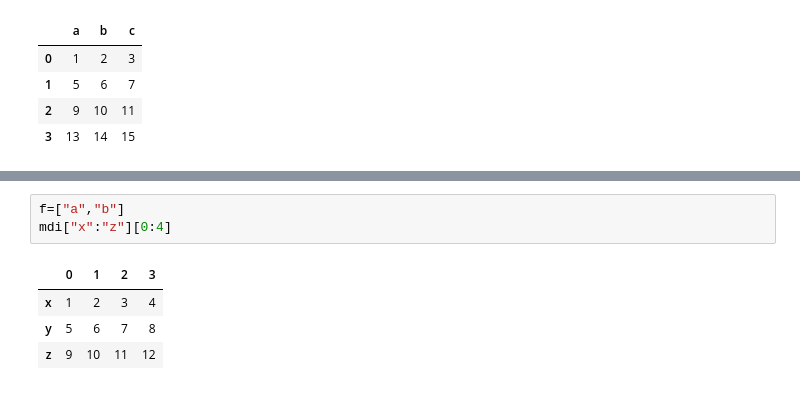
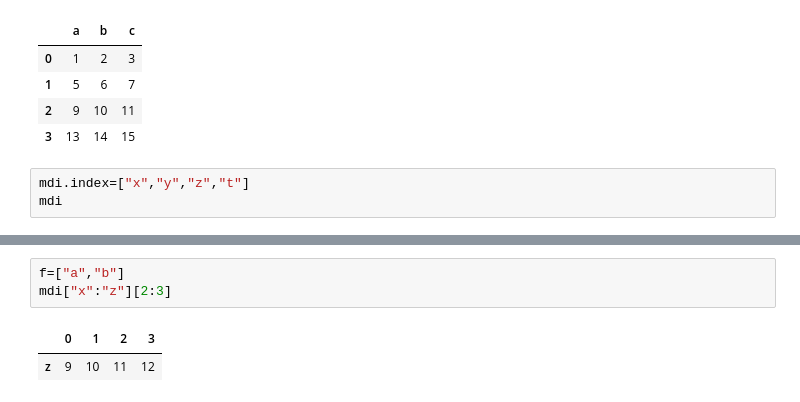
Before and after one commit to GokceSoylu/Data_Science, a Jupyter notebook: Panel Data/ElemanIslemleriTry.ipynb, the cells around one changed output, grey strips where cells are left out. Drawn from its saved outputs; the diff is of its cells as text.

```diff
--- a/Panel Data/ElemanIslemleriTry.ipynb
+++ b/Panel Data/ElemanIslemleriTry.ipynb
@@ -193,3 +193,6 @@ mdc.loc[:,"a":"c"]
 | 1 | 5 | 6 | 7 |
 | 2 | 9 | 10 | 11 |
 | 3 | 13 | 14 | 15 |
+# %%
+mdi.index=["x","y","z","t"]
+mdi
@@ -196,8 +205,6 @@ mdc.loc[:,"a":"c"]
 # %%
 f=["a","b"]
-mdi["x":"z"][0:4]
+mdi["x":"z"][2:3]
 # %% [output]
 |  | 0 | 1 | 2 | 3 |
-| x | 1 | 2 | 3 | 4 |
-| y | 5 | 6 | 7 | 8 |
 | z | 9 | 10 | 11 | 12 |
```
Also changed, not shown: parts of 1 cell of this notebook, 2 other files.
